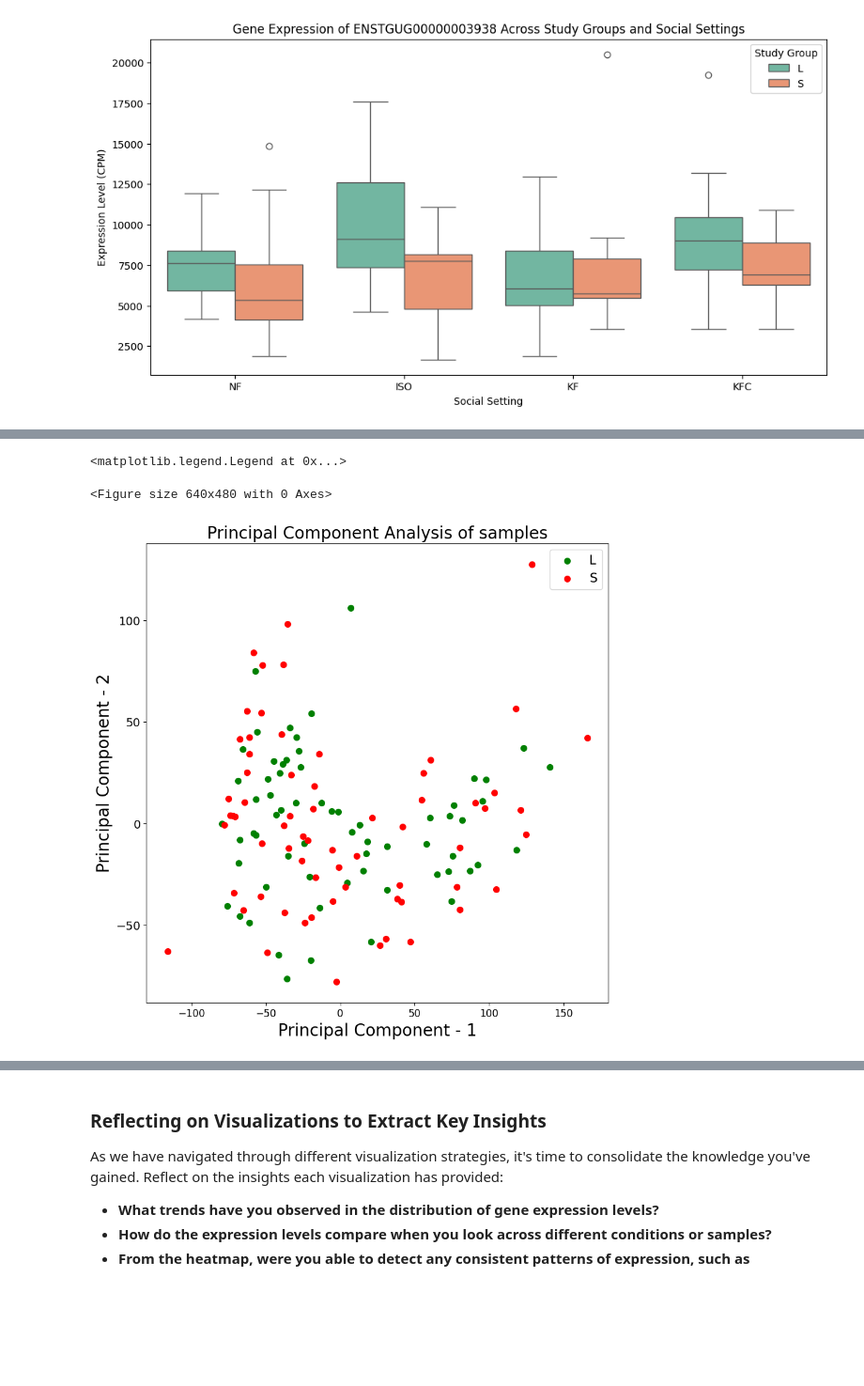
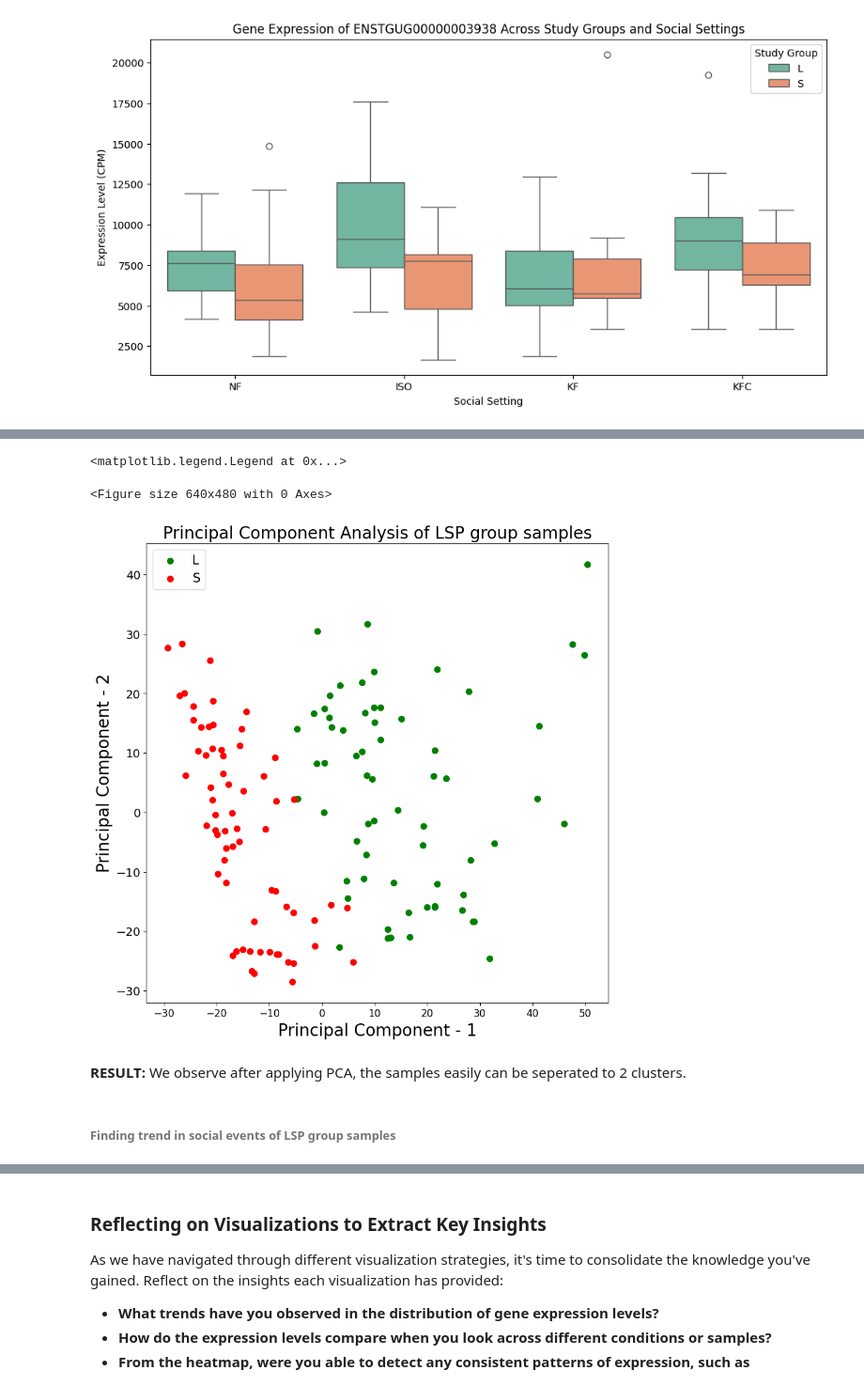
Before and after one commit to amirezzati/bioinformatics-project, a Jupyter notebook: the-songbird-study/SongBirdStudy.ipynb, the cells around one changed output, grey strips where cells are left out. Shown at 94% size. Saved outputs shown, nothing was run; the diff lists cells and outputs as text; code cells hidden in the pictures; blank space fills up the shorter version.

```diff
--- a/the-songbird-study/SongBirdStudy.ipynb
+++ b/the-songbird-study/SongBirdStudy.ipynb
@@ -461,0 +563,13 @@ plt.show()
+# %%
+sorted_columns = difference.loc['difference'].sort_values(ascending=False)
+
+# Select the top 100 columns
+top_gene = sorted_columns.head(5000)
+
+# Get the column names of the top 100 columns
+top_gene_names = top_gene.index
+
+print(top_gene_names)
+# dropped_df.head()
+top_genes_df = difference[top_gene_names]
+top_genes_df.head()
@@ -461,0 +611,3 @@ plt.show()
+# %%
+top_genes_df = dropped_df[['sample_id', 'social_settting', 'study_group', 'tissue_id'] + list(top_gene_names)]
+top_genes_df.head()
@@ -462,8 +627,6 @@ plt.show()
 # %%
-normalized_data = pd.read_csv(drive_path+'/dataset/normalized_dataset.csv')
-
-features = normalized_data.columns
-x = normalized_data.loc[:, features[4:]].values
+features = top_genes_df.columns
+x = top_genes_df.loc[:, features[4:]].values
 print('number of NAN elements:', np.count_nonzero(np.isnan(x)))
 x[np.isnan(x)] = 0 # handel NAN elements
 print('x shape:', x.shape)
@@ -480,7 +644,7 @@ pca_geneExpression = PCA(n_components=2)
 principalComponents_geneExpression = pca_geneExpression.fit_transform(x_scaled)
 # %%
 col_names = list(features[:4])+['principal component 1', 'principal component 2']
-data = np.concatenate( (normalized_data.loc[:, features[:4]].values, principalComponents_geneExpression), axis=1)
+data = np.concatenate( (top_genes_df.loc[:, features[:4]].values, principalComponents_geneExpression), axis=1)
 # %%
 principal_dataframe= pd.DataFrame(data = data, columns = col_names)
 
@@ -495,20 +659,25 @@ principal_dataframe.head()
 # %%
 plt.figure()
 plt.figure(figsize=(10,10))
 plt.xticks(fontsize=12)
 plt.yticks(fontsize=14)
 plt.xlabel('Principal Component - 1',fontsize=20)
 plt.ylabel('Principal Component - 2',fontsize=20)
-plt.title("Principal Component Analysis of samples",fontsize=20)
+plt.title("Principal Component Analysis of LSP group samples",fontsize=20)
 study_groups = ['L', 'S']
 colors = ['g', 'r']
 for study_group, color in zip(study_groups,colors):
     indicesToKeep = principal_dataframe['study_group'] == study_group
     plt.scatter(principal_dataframe.loc[indicesToKeep, 'principal component 1']
                , principal_dataframe.loc[indicesToKeep, 'principal component 2'], c = color, s = 50)
 
-plt.legend(study_groups,prop={'size': 15})
+plt.legend(study_groups, prop={'size': 15})
 # %% [output]
 <matplotlib.legend.Legend at 0x...>
 <Figure size 640x480 with 0 Axes>
-[figure, old version]
+[figure, new version]
+# %% [markdown]
+**RESULT:**
+We observe after applying PCA, the samples easily can be seperated to 2 clusters.
+# %% [markdown]
+###### **Finding trend in social events of LSP group samples**
```
Also changed, not shown: parts of 67 cells of this notebook.
